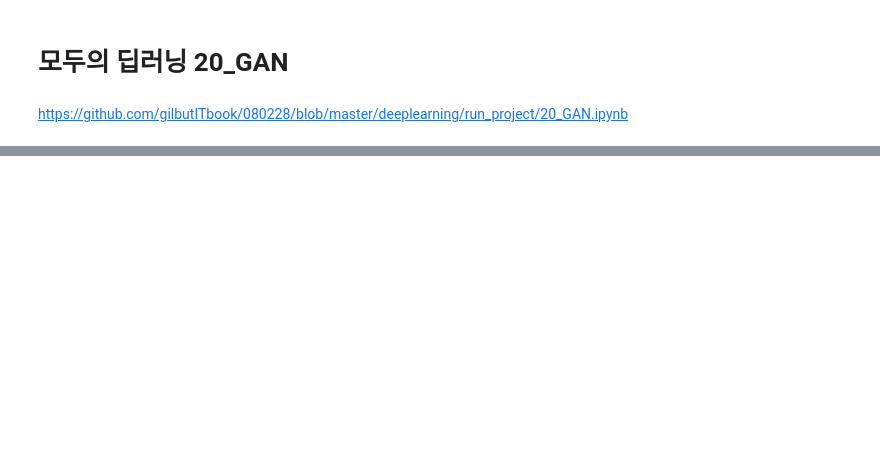
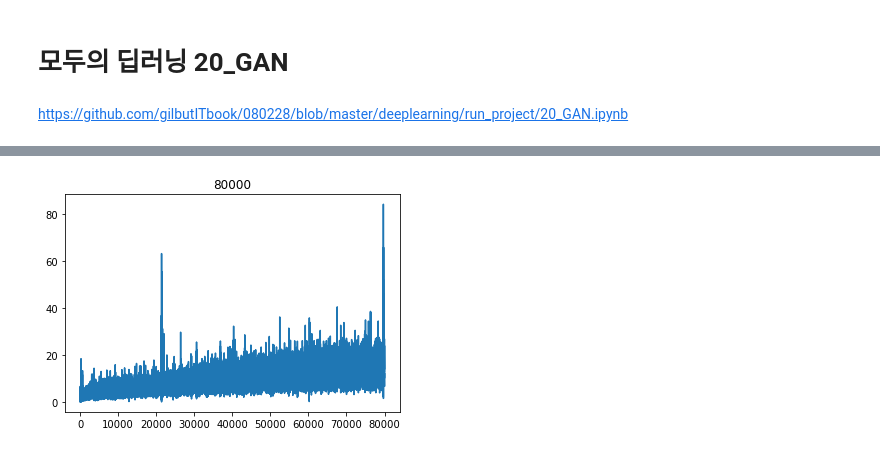
Before and after one commit to zashin-AI/hyunmin, a Jupyter notebook: GAN/dcgan11_mels_epochs80001.ipynb, the cells around one changed output, grey strips where cells are left out. Saved outputs shown, nothing was run; the diff lists cells and outputs as text; code cells hidden in the pictures; blank space fills up the shorter version.

Commit message:
21-05-01 dcgan

```diff
--- a/GAN/dcgan11_mels_epochs80001.ipynb
+++ b/GAN/dcgan11_mels_epochs80001.ipynb
@@ -182,7 +255,7 @@ def gan_train(epoch, batch_size, saving_interval):
 
         gd_loss_df = pd.concat([d_loss_df, g_loss_df], axis = 1)
 
-        gd_loss_df.to_csv('E:\\nmb\\gan_image\\csv\\loss_dcgan06.csv', index = False)
+        gd_loss_df.to_csv('E:\\nmb\\gan_image\\csv\\loss_dcgan11.csv', index = False)
 
         if i % saving_interval == 0:
             # saving_interval 마다 이미지를 출력한다.
@@ -207,7 +280,7 @@ def gan_train(epoch, batch_size, saving_interval):
             remels = librosa.feature.inverse.mel_to_audio (gen_mels, sr=22050, hop_length=128, n_fft=512)
             print(remels.shape)   # (110208,)
 
-            sf.write(f'E:\\nmb\\gan_image\\dcgan06\\{i}.wav', remels, 22050)
+            sf.write(f'E:\\nmb\\gan_image\\dcgan11\\{i}.wav', remels, 22050)
 
             # librosa.display.waveplot(remels, 22050)
             # plt.show()
@@ -222,13 +313,15 @@ print("작업 시간 : " , time)
 # %%
-loss_csv = pd.read_csv('E:\\nmb\\gan_image\\csv\\loss_dcgan06.csv')
+loss_csv = pd.read_csv('E:\\nmb\\gan_image\\csv\\loss_dcgan11.csv')
 # print(loss_csv)
 # print(loss_csv.shape)
 
 # generator loss
 plt.plot(loss_csv['g_loss'])
 
 plt.title(epochs-1)
 plt.show()
+# %% [output]
+[figure, added]
 # %%
 # discriminator loss
 plt.plot(loss_csv['d_loss'], color='orange')
```
Also changed, not shown: parts of 7 cells of this notebook, 3 other files.
